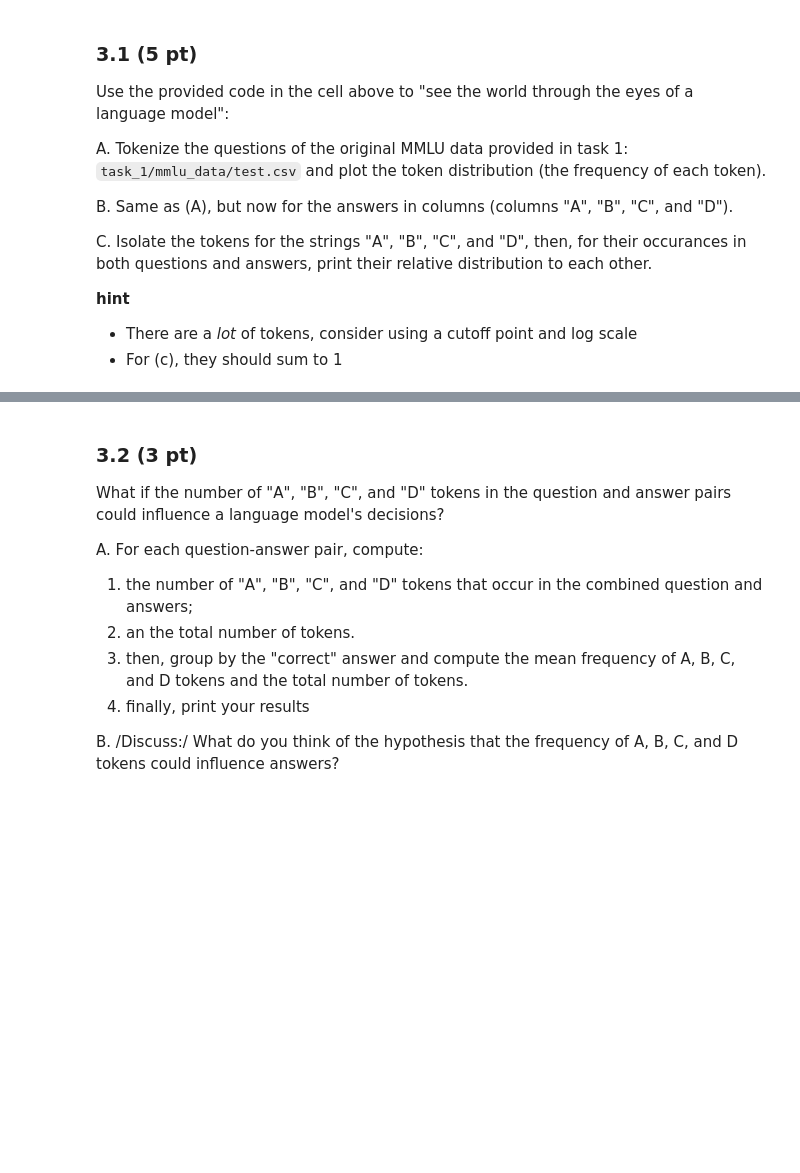
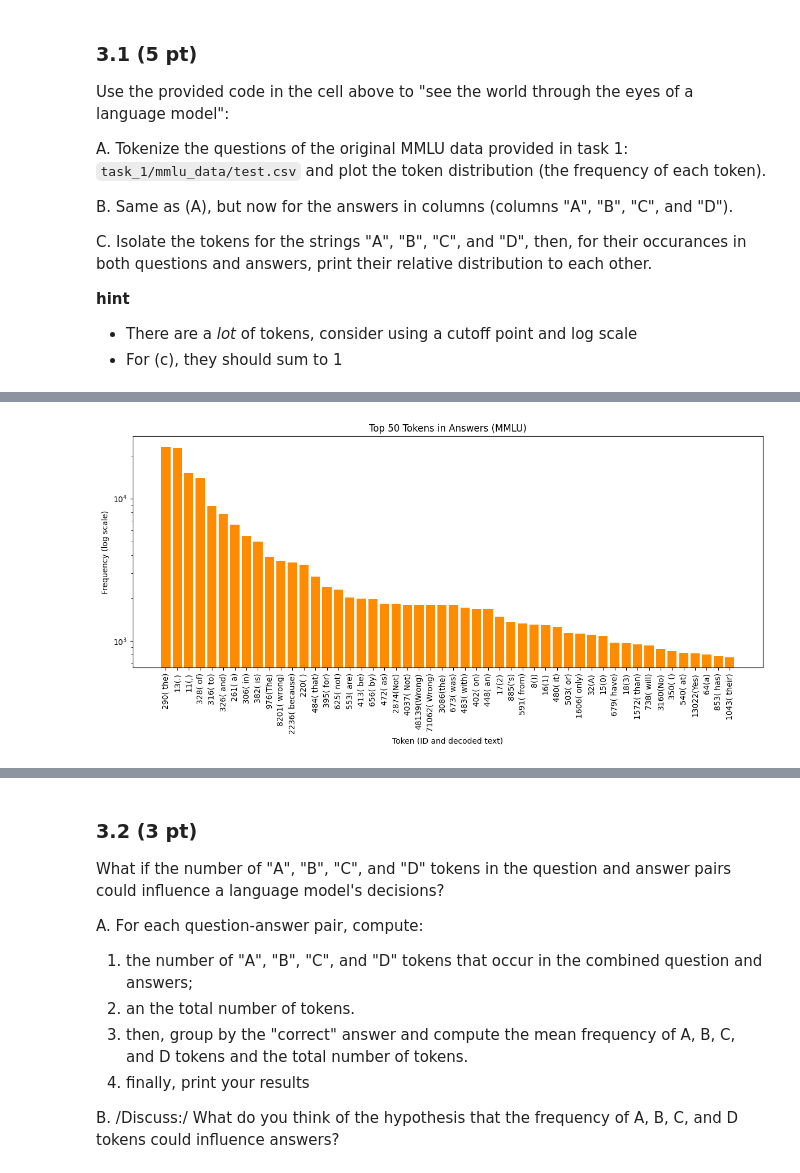
Before and after one commit to PavelDetvan/Data-Analysis, a Jupyter notebook: clinic1/DA-clinic1-empty.ipynb, the cells around one changed output, grey strips where cells are left out. Saved outputs shown, nothing was run; the diff lists cells and outputs as text; code cells hidden in the pictures; blank space fills up the shorter version.

```diff
--- a/clinic1/DA-clinic1-empty.ipynb
+++ b/clinic1/DA-clinic1-empty.ipynb
@@ -1033,2 +1152,33 @@ C. Isolate the tokens for the strings "A", "B", "C", and "D", then, for their oc
+# %%
+#B
+# Tokenize answer options from columns "A", "B", "C", and "D".
+answer_tokens = []
+for col in ['A', 'B', 'C', 'D']:
+    answers = df_test[col].astype(str).tolist()
+    for ans in answers:
+        tokens = tokenize_text(ans)
+        answer_tokens.extend(tokens)
+
+# Count the frequency of tokens in the answers.
+token_counts_answers = Counter(answer_tokens)
+
+# Plot the top 50 tokens.
+top_tokens_ans = token_counts_answers.most_common(top_n)
+tokens_top_ans, freqs_top_ans = zip(*top_tokens_ans)
+
+# Create x-axis labels: token id and its decoded text.
+xtick_labels_ans = [f"{t }({enc.decode([t])})" for t in tokens_top_ans]
+
+plt.figure(figsize=(12,6))
+plt.bar(range(top_n), freqs_top_ans, color='darkorange')
+plt.yscale('log')
+plt.xlabel('Token (ID and decoded text)')
+plt.ylabel('Frequency (log scale)')
+plt.title('Top 50 Tokens in Answers (MMLU)')
+plt.xticks(range(top_n), xtick_labels_ans, rotation=90)
+plt.tight_layout()
+plt.show()
+# %% [output]
+[figure, added]
 # %%
 #C
```
Also changed, not shown: parts of 10 cells of this notebook, 1 other file.
